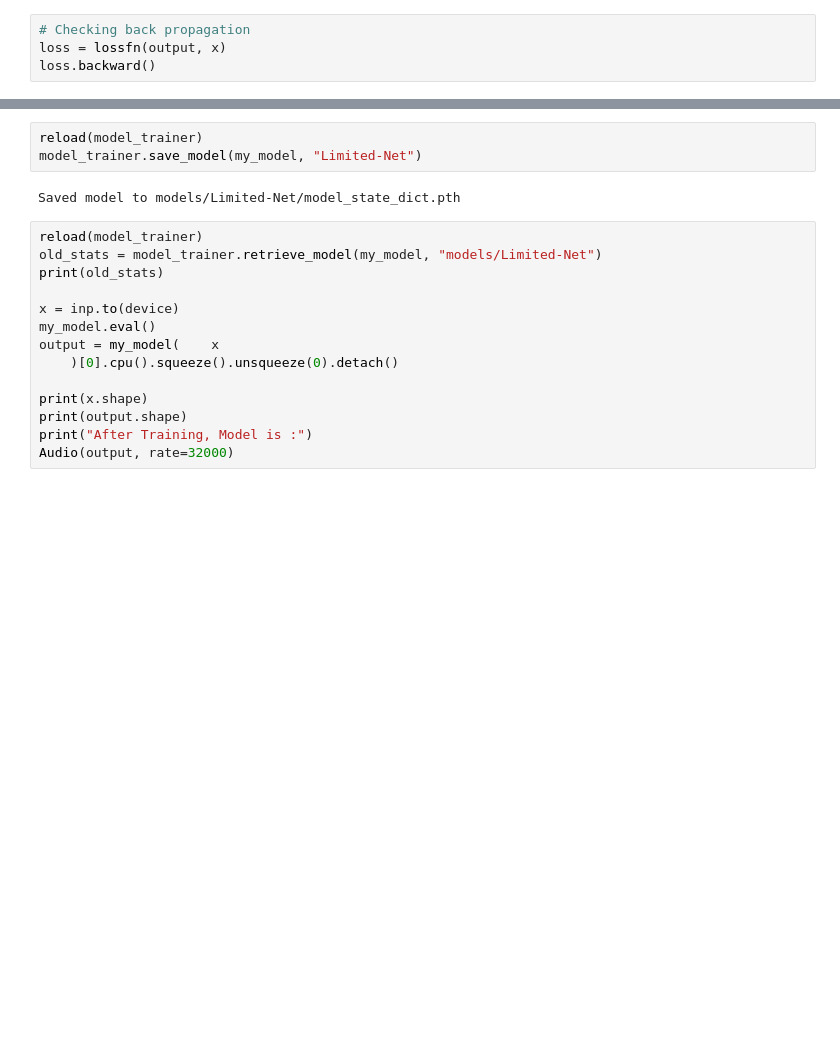
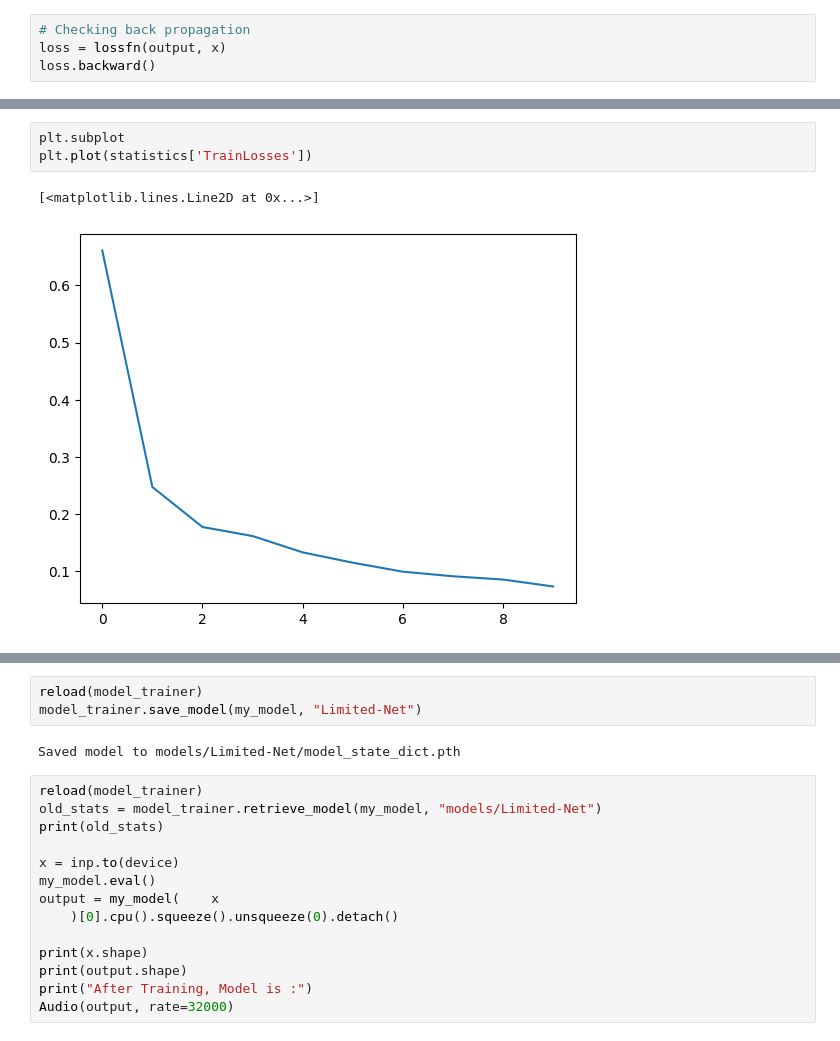
Before and after one commit to krischal111/audio-project, a Jupyter notebook: training-purposes.ipynb, the cells around one changed output, grey strips where cells are left out. Cells and saved outputs as stored; diff of their text form; blank space fills up the shorter version.

```diff
--- a/training-purposes.ipynb
+++ b/training-purposes.ipynb
@@ -134,3 +171,9 @@ Error:
+# %%
+plt.subplot
+plt.plot(statistics['TrainLosses'])
+# %% [output]
+[<matplotlib.lines.Line2D at 0x...>]
+[figure, added]
 # %%
 x = inp.to(device)
 my_model.eval()
```
Also changed, not shown: parts of 8 cells of this notebook, 1 other file.
